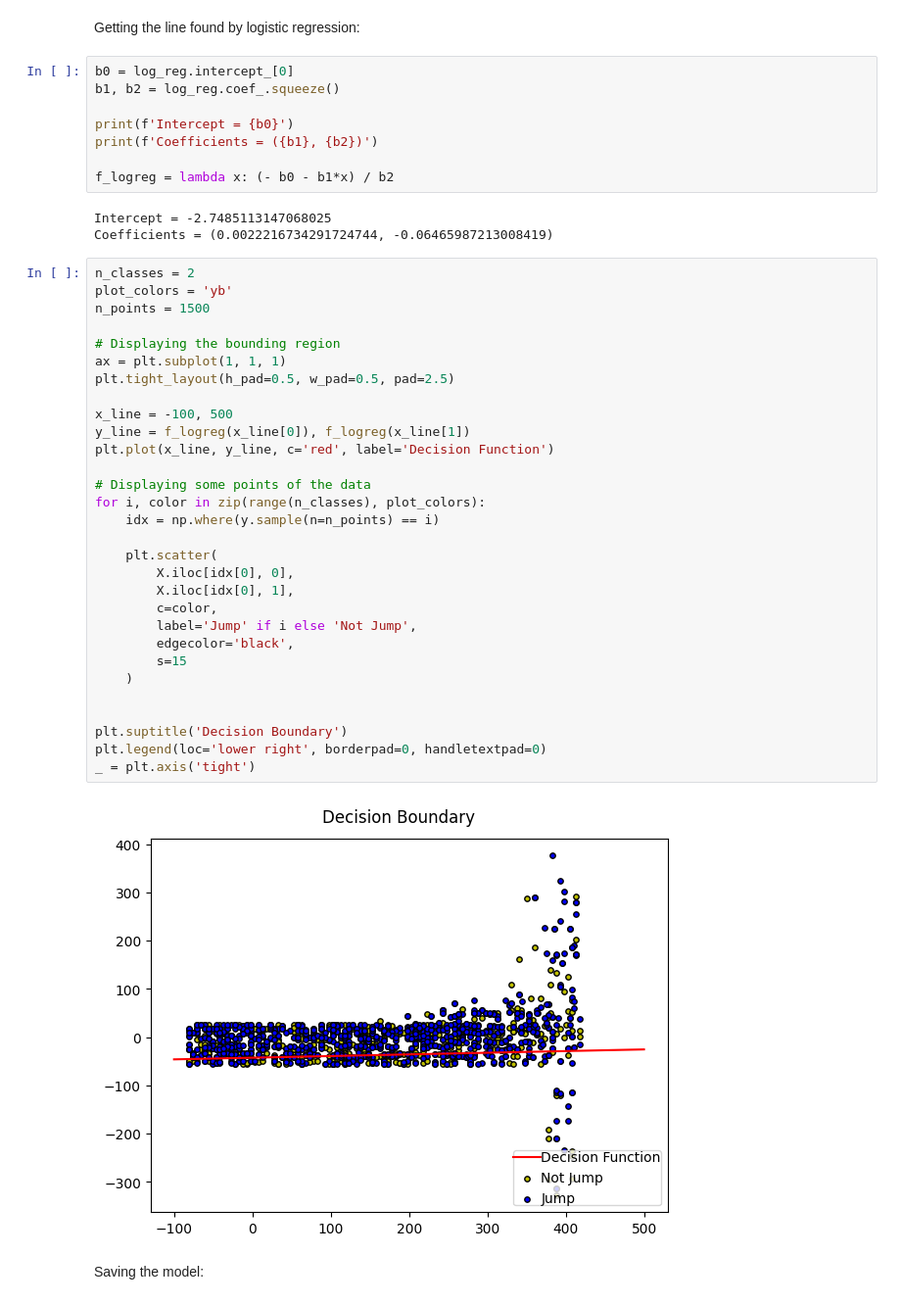
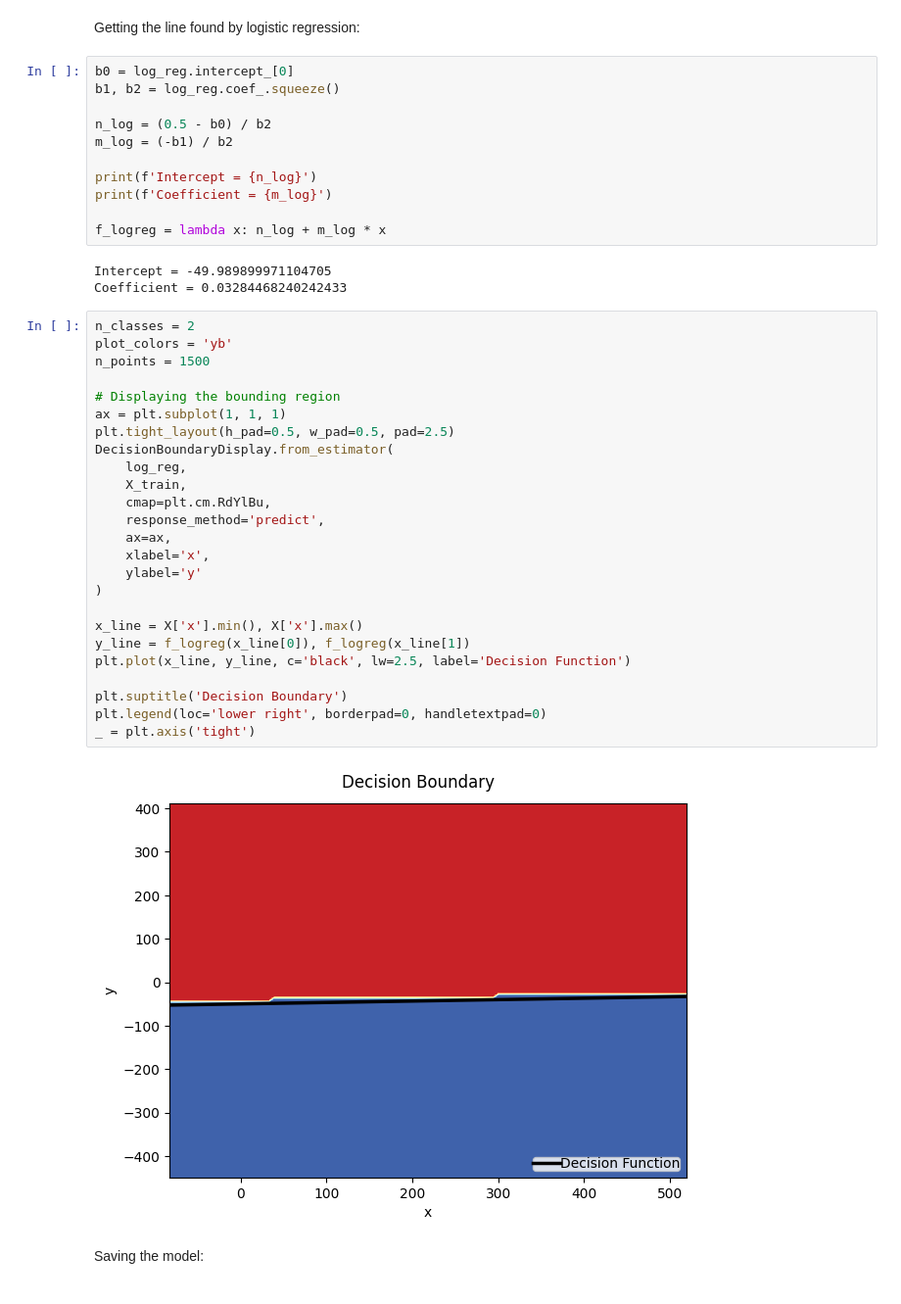
Before and after one commit to filipemedeiross/solving_flappy_bird, a Jupyter notebook: notebooks/intelligent_agent.ipynb, the cells around one changed output. Shown at 98% size. Drawn from its saved outputs; the diff is of its cells as text.

```diff
--- a/notebooks/intelligent_agent.ipynb
+++ b/notebooks/intelligent_agent.ipynb
@@ -188,45 +188,43 @@ Getting the line found by logistic regression:
 b0 = log_reg.intercept_[0]
 b1, b2 = log_reg.coef_.squeeze()
 
-print(f'Intercept = {b0}')
-print(f'Coefficients = ({b1}, {b2})')
+n_log = (0.5 - b0) / b2
+m_log = (-b1) / b2
 
-f_logreg = lambda x: (- b0 - b1*x) / b2
+print(f'Intercept = {n_log}')
+print(f'Coefficient = {m_log}')
+
+f_logreg = lambda x: n_log + m_log * x
 # %% [output]
-Intercept = -2.7485113147068025
-Coefficients = (0.0022216734291724744, -0.06465987213008419)
+Intercept = -49.989899971104705
+Coefficient = 0.03284468240242433
 # %%
 n_classes = 2
 plot_colors = 'yb'
 n_points = 1500
 
 # Displaying the bounding region
 ax = plt.subplot(1, 1, 1)
 plt.tight_layout(h_pad=0.5, w_pad=0.5, pad=2.5)
+DecisionBoundaryDisplay.from_estimator(
+    log_reg,
+    X_train,
+    cmap=plt.cm.RdYlBu,
+    response_method='predict',
+    ax=ax,
+    xlabel='x',
+    ylabel='y'
+)
 
-x_line = -100, 500
+x_line = X['x'].min(), X['x'].max()
 y_line = f_logreg(x_line[0]), f_logreg(x_line[1])
-plt.plot(x_line, y_line, c='red', label='Decision Function')
-
-# Displaying some points of the data
-for i, color in zip(range(n_classes), plot_colors):
-    idx = np.where(y.sample(n=n_points) == i)
-
-    plt.scatter(
-        X.iloc[idx[0], 0],
-        X.iloc[idx[0], 1],
-        c=color,
-        label='Jump' if i else 'Not Jump',
-        edgecolor='black',
-        s=15
-    )
-
+plt.plot(x_line, y_line, c='black', lw=2.5, label='Decision Function')
 
 plt.suptitle('Decision Boundary')
 plt.legend(loc='lower right', borderpad=0, handletextpad=0)
 _ = plt.axis('tight')
 # %% [output]
-[figure, old version]
+[figure, new version]
 # %% [markdown]
 Saving the model:
 # %%
```
Also changed, not shown: parts of 25 cells of this notebook, 3 other files.
